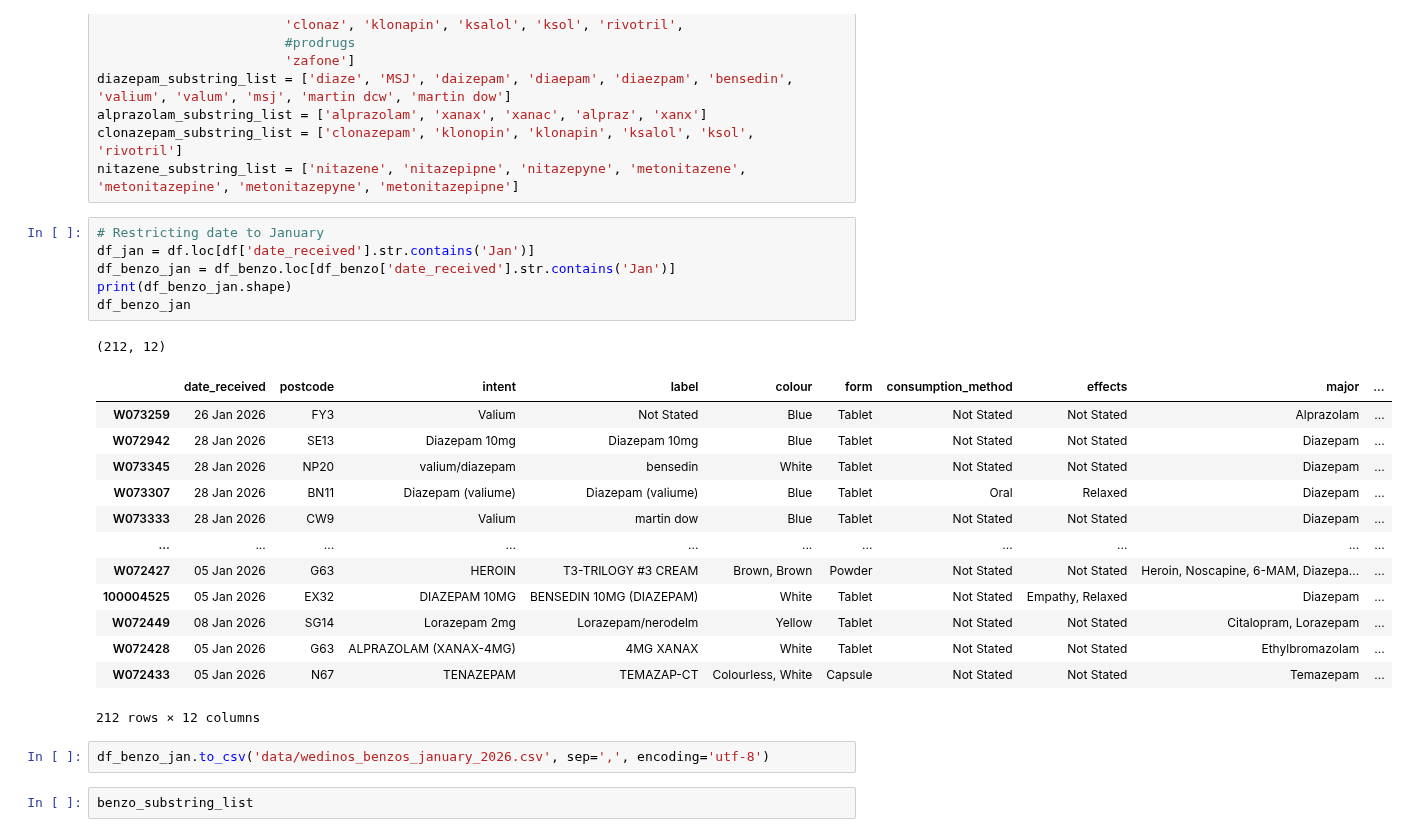
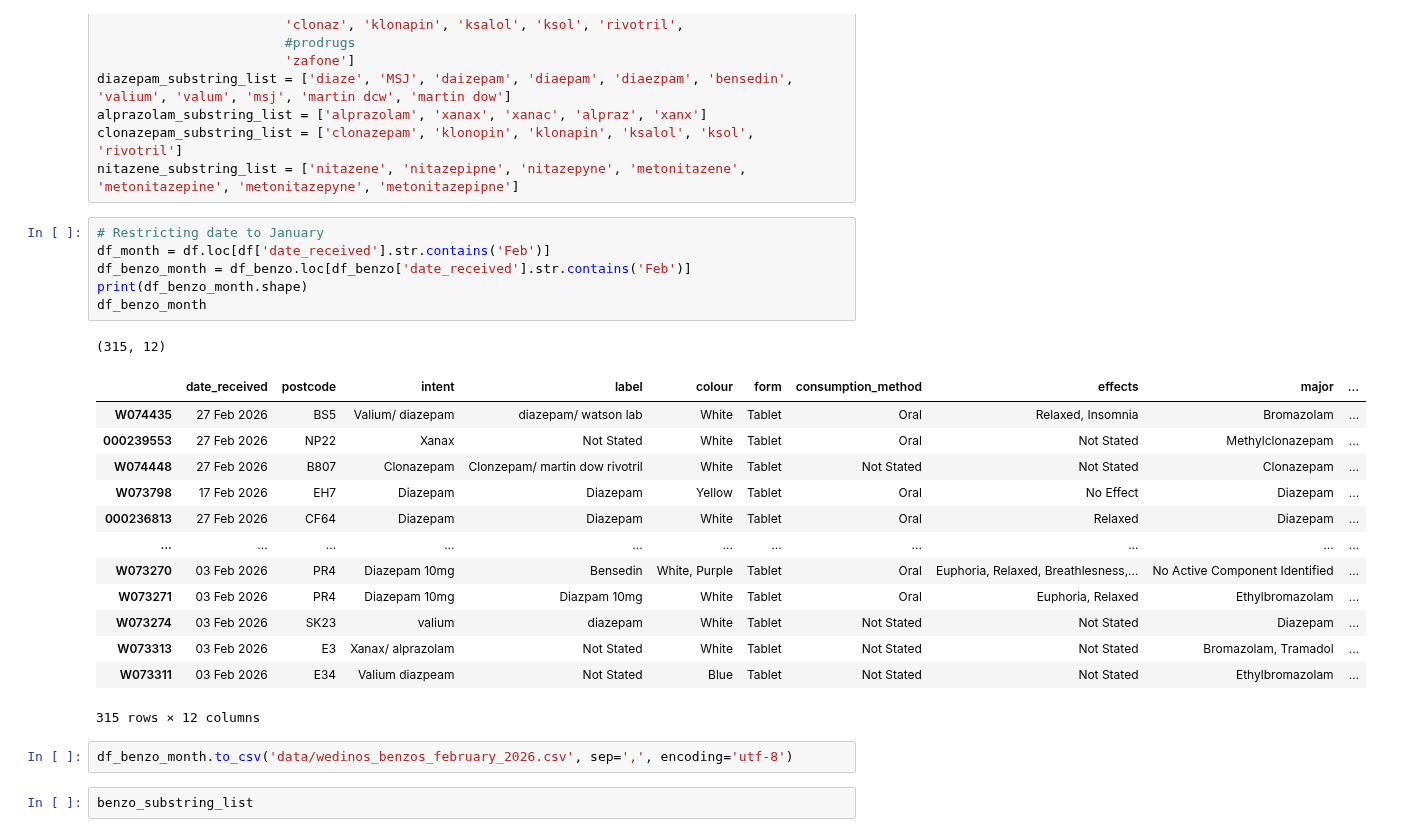
Before and after one commit to Benzo-Research-Project/NitazeneMap, a Jupyter notebook: WEDINOSParser.ipynb, the cells around one changed output. Saved outputs shown, nothing was run; the diff lists cells and outputs as text.

```diff
--- a/WEDINOSParser.ipynb
+++ b/WEDINOSParser.ipynb
@@ -594,27 +567,27 @@ clonazepam_substring_list = ['clonazepam', 'klonopin', 'klonapin', 'ksalol', 'ks
 nitazene_substring_list = ['nitazene', 'nitazepipne', 'nitazepyne', 'metonitazene', 'metonitazepine', 'metonitazepyne', 'metonitazepipne']
 # %%
 # Restricting date to January
-df_jan = df.loc[df['date_received'].str.contains('Jan')]
-df_benzo_jan = df_benzo.loc[df_benzo['date_received'].str.contains('Jan')]
-print(df_benzo_jan.shape)
-df_benzo_jan
+df_month = df.loc[df['date_received'].str.contains('Feb')]
+df_benzo_month = df_benzo.loc[df_benzo['date_received'].str.contains('Feb')]
+print(df_benzo_month.shape)
+df_benzo_month
 # %% [output]
-(212, 12)
+(315, 12)
 |  | date_received | postcode | intent | label | colour | form | consumption_method | effects | major | ... |
-| W073259 | 26 Jan 2026 | FY3 | Valium | Not Stated | Blue | Tablet | Not Stated | Not Stated | Alprazolam | ... |
-| W072942 | 28 Jan 2026 | SE13 | Diazepam 10mg | Diazepam 10mg | Blue | Tablet | Not Stated | Not Stated | Diazepam | ... |
-| W073345 | 28 Jan 2026 | NP20 | valium/diazepam | bensedin | White | Tablet | Not Stated | Not Stated | Diazepam | ... |
-| W073307 | 28 Jan 2026 | BN11 | Diazepam (valiume) | Diazepam (valiume) | Blue | Tablet | Oral | Relaxed | Diazepam | ... |
-| W073333 | 28 Jan 2026 | CW9 | Valium | martin dow | Blue | Tablet | Not Stated | Not Stated | Diazepam | ... |
+| W074435 | 27 Feb 2026 | BS5 | Valium/ diazepam | diazepam/ watson lab | White | Tablet | Oral | Relaxed, Insomnia | Bromazolam | ... |
+| 000239553 | 27 Feb 2026 | NP22 | Xanax | Not Stated | White | Tablet | Oral | Not Stated | Methylclonazepam | ... |
+| W074448 | 27 Feb 2026 | B807 | Clonazepam | Clonzepam/ martin dow rivotril | White | Tablet | Not Stated | Not Stated | Clonazepam | ... |
+| W073798 | 17 Feb 2026 | EH7 | Diazepam | Diazepam | Yellow | Tablet | Oral | No Effect | Diazepam | ... |
+| 000236813 | 27 Feb 2026 | CF64 | Diazepam | Diazepam | White | Tablet | Oral | Relaxed | Diazepam | ... |
 | ... | ... | ... | ... | ... | ... | ... | ... | ... | ... | ... |
-| W072427 | 05 Jan 2026 | G63 | HEROIN | T3-TRILOGY #3 CREAM | Brown, Brown | Powder | Not Stated | Not Stated | Heroin, Noscapine, 6-MAM, Diazepa... | ... |
-| 100004525 | 05 Jan 2026 | EX32 | DIAZEPAM 10MG | BENSEDIN 10MG (DIAZEPAM) | White | Tablet | Not Stated | Empathy, Relaxed | Diazepam | ... |
-| W072449 | 08 Jan 2026 | SG14 | Lorazepam 2mg | Lorazepam/nerodelm | Yellow | Tablet | Not Stated | Not Stated | Citalopram, Lorazepam | ... |
-| W072428 | 05 Jan 2026 | G63 | ALPRAZOLAM (XANAX-4MG) | 4MG XANAX | White | Tablet | Not Stated | Not Stated | Ethylbromazolam | ... |
-| W072433 | 05 Jan 2026 | N67 | TENAZEPAM | TEMAZAP-CT | Colourless, White | Capsule | Not Stated | Not Stated | Temazepam | ... |
+| W073270 | 03 Feb 2026 | PR4 | Diazepam 10mg | Bensedin | White, Purple | Tablet | Oral | Euphoria, Relaxed, Breathlesness,... | No Active Component Identified | ... |
+| W073271 | 03 Feb 2026 | PR4 | Diazepam 10mg | Diazpam 10mg | White | Tablet | Oral | Euphoria, Relaxed | Ethylbromazolam | ... |
+| W073274 | 03 Feb 2026 | SK23 | valium | diazepam | White | Tablet | Not Stated | Not Stated | Diazepam | ... |
+| W073313 | 03 Feb 2026 | E3 | Xanax/ alprazolam | Not Stated | White | Tablet | Not Stated | Not Stated | Bromazolam, Tramadol | ... |
+| W073311 | 03 Feb 2026 | E34 | Valium diazpeam | Not Stated | Blue | Tablet | Not Stated | Not Stated | Ethylbromazolam | ... |
-212 rows × 12 columns
+315 rows × 12 columns
 # %%
-df_benzo_jan.to_csv('data/wedinos_benzos_january_2026.csv', sep=',', encoding='utf-8')
+df_benzo_month.to_csv('data/wedinos_benzos_february_2026.csv', sep=',', encoding='utf-8')
 # %%
 benzo_substring_list
 # %% [output]
```
Also changed, not shown: parts of 18 cells of this notebook, 6 other files.
